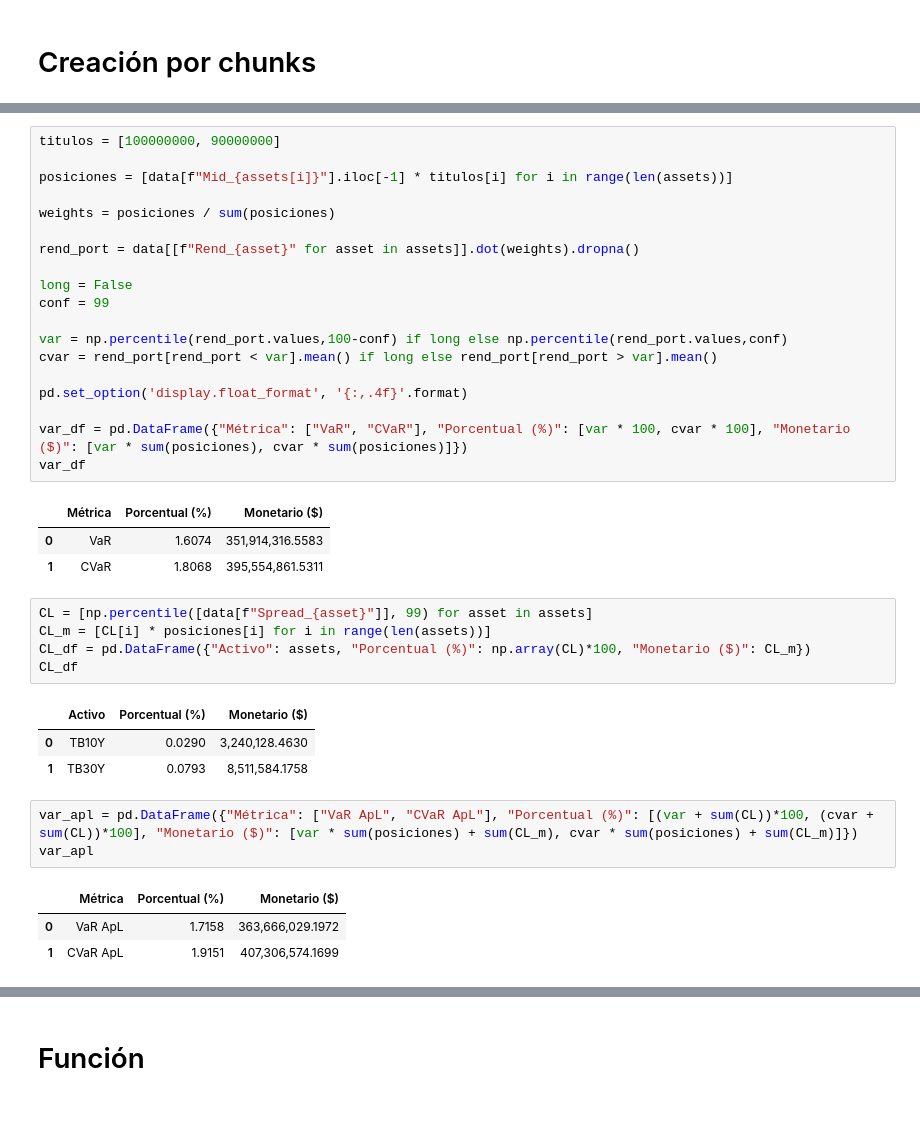
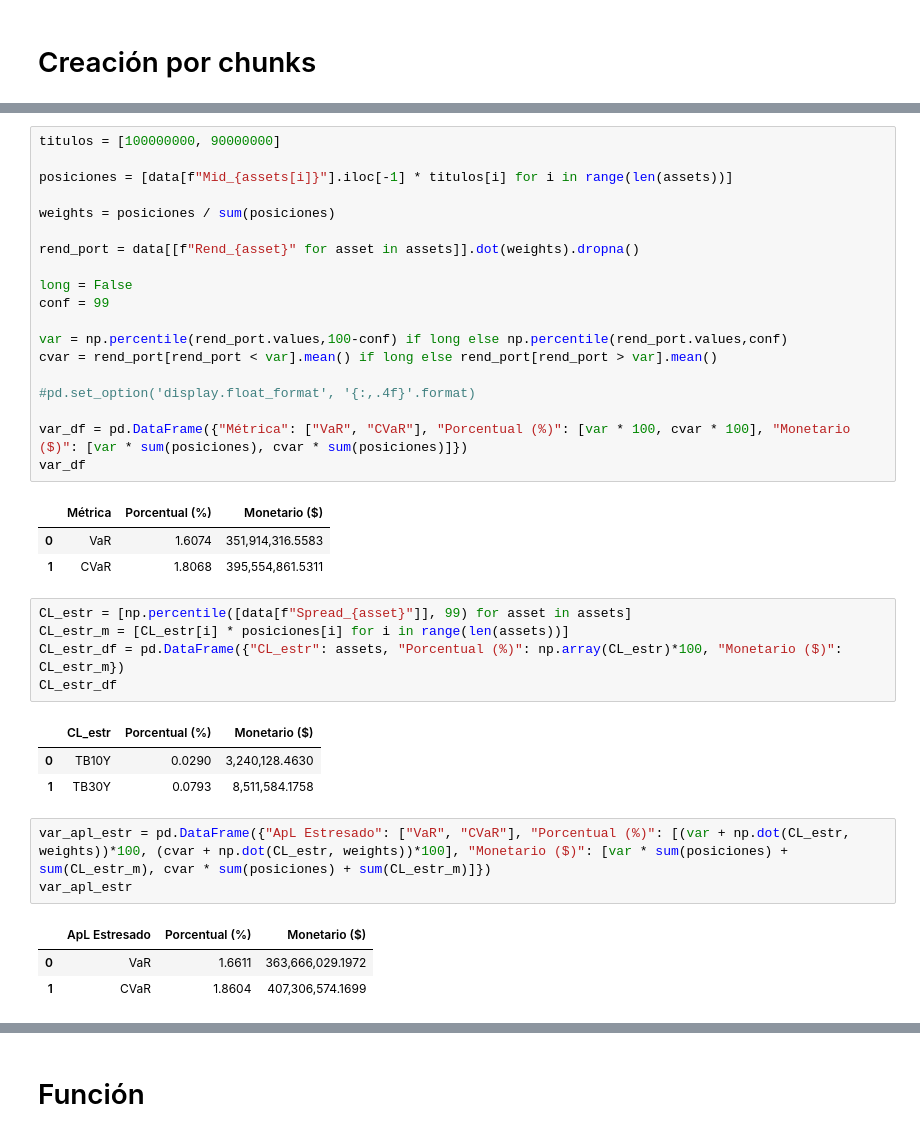
Before and after one commit to zayo1511/AdminDeRiesgos, a Jupyter notebook: Riesgo de liquidez/prueba.ipynb, the cells around one changed output, grey strips where cells are left out. Drawn from its saved outputs; the diff is of its cells as text.

```diff
--- a/Riesgo de liquidez/prueba.ipynb
+++ b/Riesgo de liquidez/prueba.ipynb
@@ -61,7 +63,7 @@ conf = 99
 var = np.percentile(rend_port.values,100-conf) if long else np.percentile(rend_port.values,conf)
 cvar = rend_port[rend_port < var].mean() if long else rend_port[rend_port > var].mean()
 
-pd.set_option('display.float_format', '{:,.4f}'.format)
+#pd.set_option('display.float_format', '{:,.4f}'.format)
 
 var_df = pd.DataFrame({"Métrica": ["VaR", "CVaR"], "Porcentual (%)": [var * 100, cvar * 100], "Monetario ($)": [var * sum(posiciones), cvar * sum(posiciones)]})
 var_df
@@ -70,18 +72,18 @@ var_df
 | 0 | VaR | 1.6074 | 351,914,316.5583 |
 | 1 | CVaR | 1.8068 | 395,554,861.5311 |
 # %%
-CL = [np.percentile([data[f"Spread_{asset}"]], 99) for asset in assets]
-CL_m = [CL[i] * posiciones[i] for i in range(len(assets))]
-CL_df = pd.DataFrame({"Activo": assets, "Porcentual (%)": np.array(CL)*100, "Monetario ($)": CL_m})
-CL_df
+CL_estr = [np.percentile([data[f"Spread_{asset}"]], 99) for asset in assets]
+CL_estr_m = [CL_estr[i] * posiciones[i] for i in range(len(assets))]
+CL_estr_df = pd.DataFrame({"CL_estr": assets, "Porcentual (%)": np.array(CL_estr)*100, "Monetario ($)": CL_estr_m})
+CL_estr_df
 # %% [output]
-|  | Activo | Porcentual (%) | Monetario ($) |
+|  | CL_estr | Porcentual (%) | Monetario ($) |
 | 0 | TB10Y | 0.0290 | 3,240,128.4630 |
 | 1 | TB30Y | 0.0793 | 8,511,584.1758 |
 # %%
-var_apl = pd.DataFrame({"Métrica": ["VaR ApL", "CVaR ApL"], "Porcentual (%)": [(var + sum(CL))*100, (cvar + sum(CL))*100], "Monetario ($)": [var * sum(posiciones) + sum(CL_m), cvar * sum(posiciones) + sum(CL_m)]})
-var_apl
+var_apl_estr = pd.DataFrame({"ApL Estresado": ["VaR", "CVaR"], "Porcentual (%)": [(var + np.dot(CL_estr, weights))*100, (cvar + np.dot(CL_estr, weights))*100], "Monetario ($)": [var * sum(posiciones) + sum(CL_estr_m), cvar * sum(posiciones) + sum(CL_estr_m)]})
+var_apl_estr
 # %% [output]
-|  | Métrica | Porcentual (%) | Monetario ($) |
-| 0 | VaR ApL | 1.7158 | 363,666,029.1972 |
-| 1 | CVaR ApL | 1.9151 | 407,306,574.1699 |
+|  | ApL Estresado | Porcentual (%) | Monetario ($) |
+| 0 | VaR | 1.6611 | 363,666,029.1972 |
+| 1 | CVaR | 1.8604 | 407,306,574.1699 |
```
Also changed, not shown: parts of 17 cells of this notebook, 5 other files.
